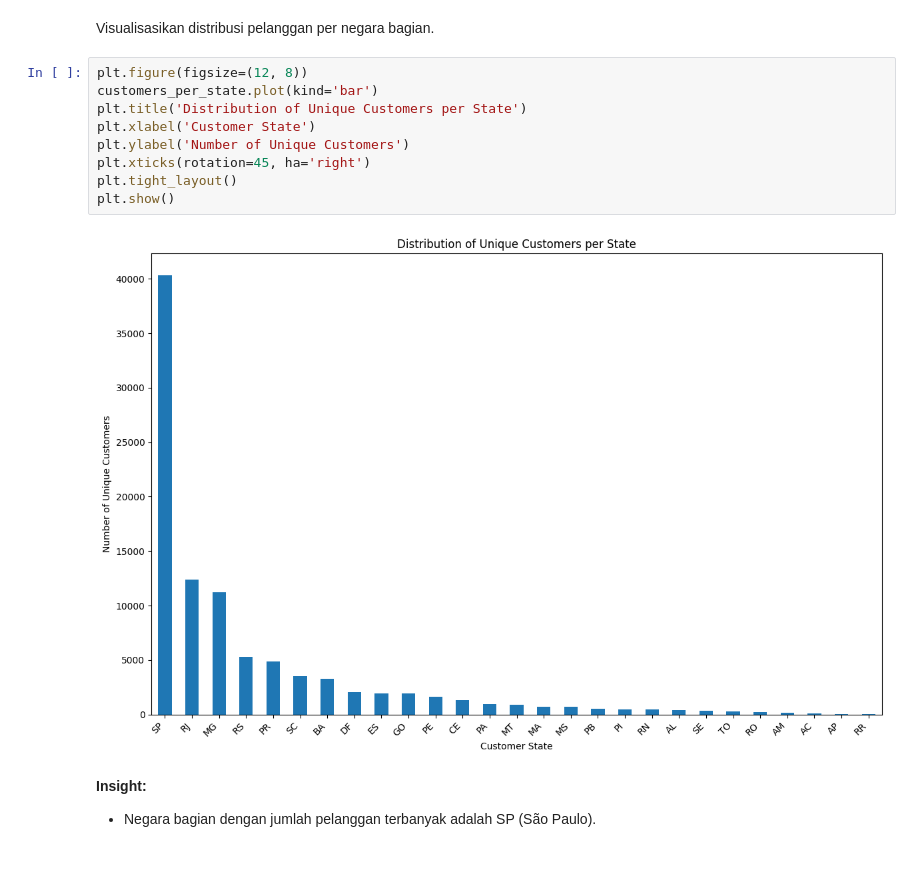
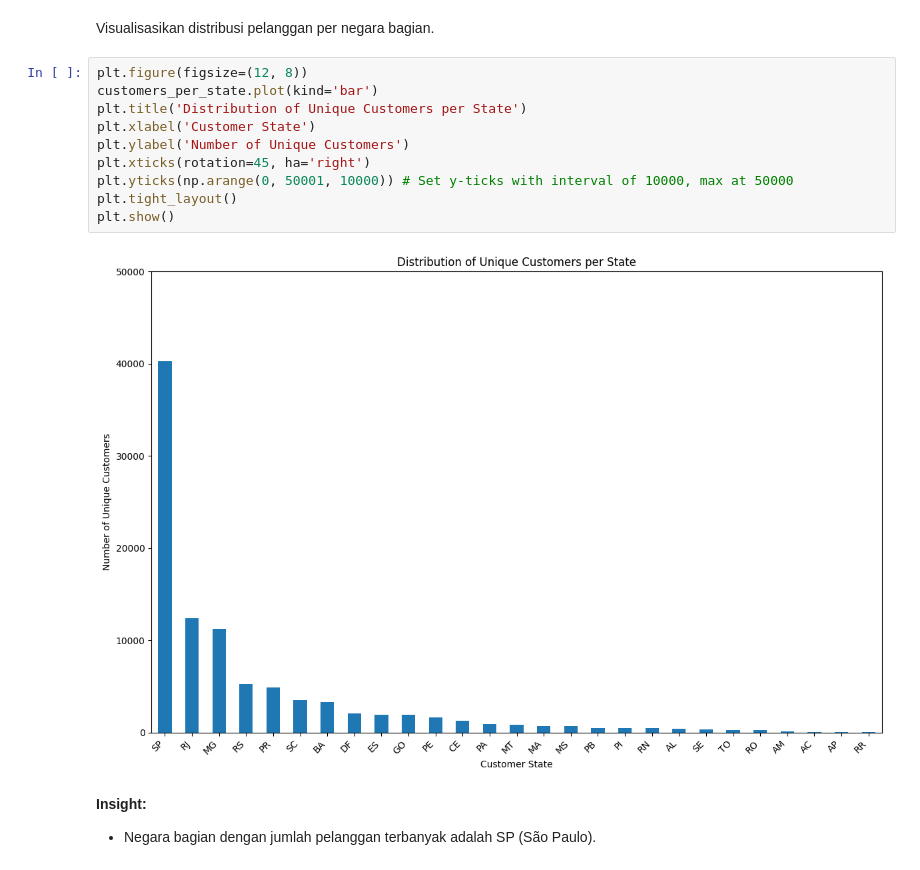
Before and after one commit to novrinidaulay/Dashboard-E-commerce-Mak-Tangguh, a Jupyter notebook: Proyek_Analisis_Data.ipynb, the cells around one changed output. Saved outputs shown, nothing was run; the diff lists cells and outputs as text.

```diff
--- a/Proyek_Analisis_Data.ipynb
+++ b/Proyek_Analisis_Data.ipynb
@@ -490,14 +489,15 @@ Visualisasikan distribusi pelanggan per negara bagian.
 # %%
 plt.figure(figsize=(12, 8))
 customers_per_state.plot(kind='bar')
 plt.title('Distribution of Unique Customers per State')
 plt.xlabel('Customer State')
 plt.ylabel('Number of Unique Customers')
 plt.xticks(rotation=45, ha='right')
+plt.yticks(np.arange(0, 50001, 10000)) # Set y-ticks with interval of 10000, max at 50000
 plt.tight_layout()
 plt.show()
 # %% [output]
-[figure, old version]
+[figure, new version]
 # %% [markdown]
 **Insight:**
 - Negara bagian dengan jumlah pelanggan terbanyak adalah SP (São Paulo).
```
Also changed, not shown: parts of 8 cells of this notebook.
